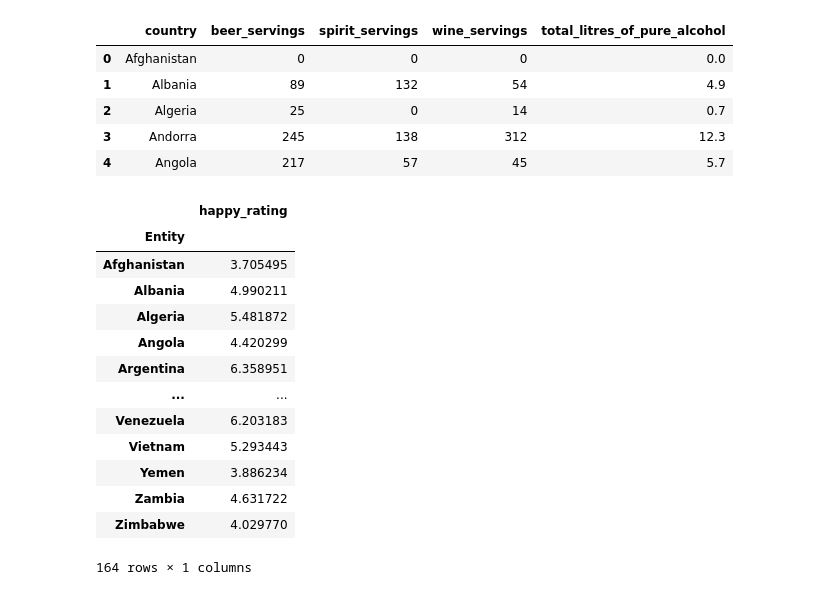
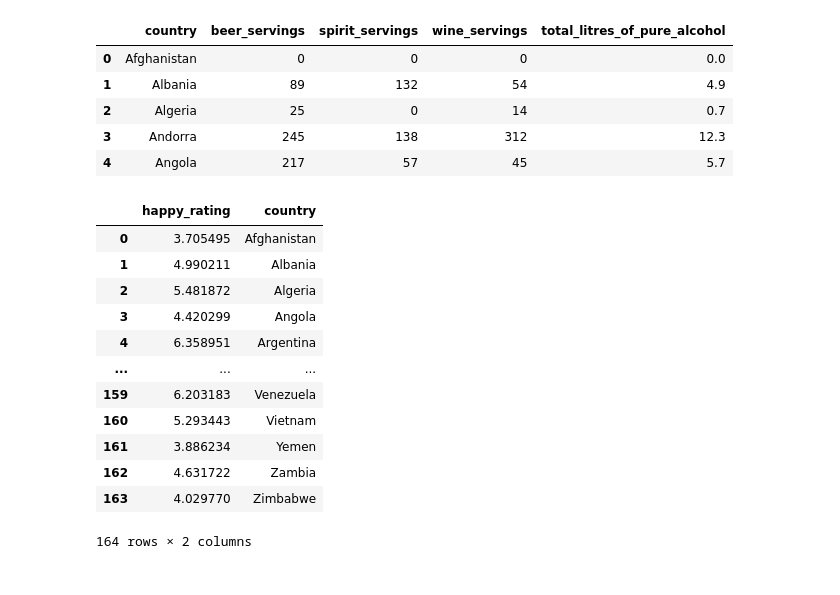
Before and after one commit to reccleston/data-analysis-project-1, a Jupyter notebook: ryan/pre_insights.ipynb, the cells around one changed output. Drawn from its saved outputs; the diff is of its cells as text; code cells hidden in the pictures.

```diff
--- a/ryan/pre_insights.ipynb
+++ b/ryan/pre_insights.ipynb
@@ -95,18 +97,20 @@ drinks_data.head()
 # %%
 country_happy = happy_data.groupby('Entity')
 df = country_happy.mean()
+df['country'] = df.index
+df.index = np.arange(len(df))
+df
 # %% [output]
-|  | happy_rating |
-| Entity |  |
-| Afghanistan | 3.705495 |
-| Albania | 4.990211 |
-| Algeria | 5.481872 |
-| Angola | 4.420299 |
-| Argentina | 6.358951 |
-| ... | ... |
-| Venezuela | 6.203183 |
-| Vietnam | 5.293443 |
-| Yemen | 3.886234 |
-| Zambia | 4.631722 |
-| Zimbabwe | 4.029770 |
+|  | happy_rating | country |
+| 0 | 3.705495 | Afghanistan |
+| 1 | 4.990211 | Albania |
+| 2 | 5.481872 | Algeria |
+| 3 | 4.420299 | Angola |
+| 4 | 6.358951 | Argentina |
+| ... | ... | ... |
+| 159 | 6.203183 | Venezuela |
+| 160 | 5.293443 | Vietnam |
+| 161 | 3.886234 | Yemen |
+| 162 | 4.631722 | Zambia |
+| 163 | 4.029770 | Zimbabwe |
-164 rows × 1 columns
+164 rows × 2 columns
```
Also changed, not shown: parts of 4 cells of this notebook, 1 other file.
